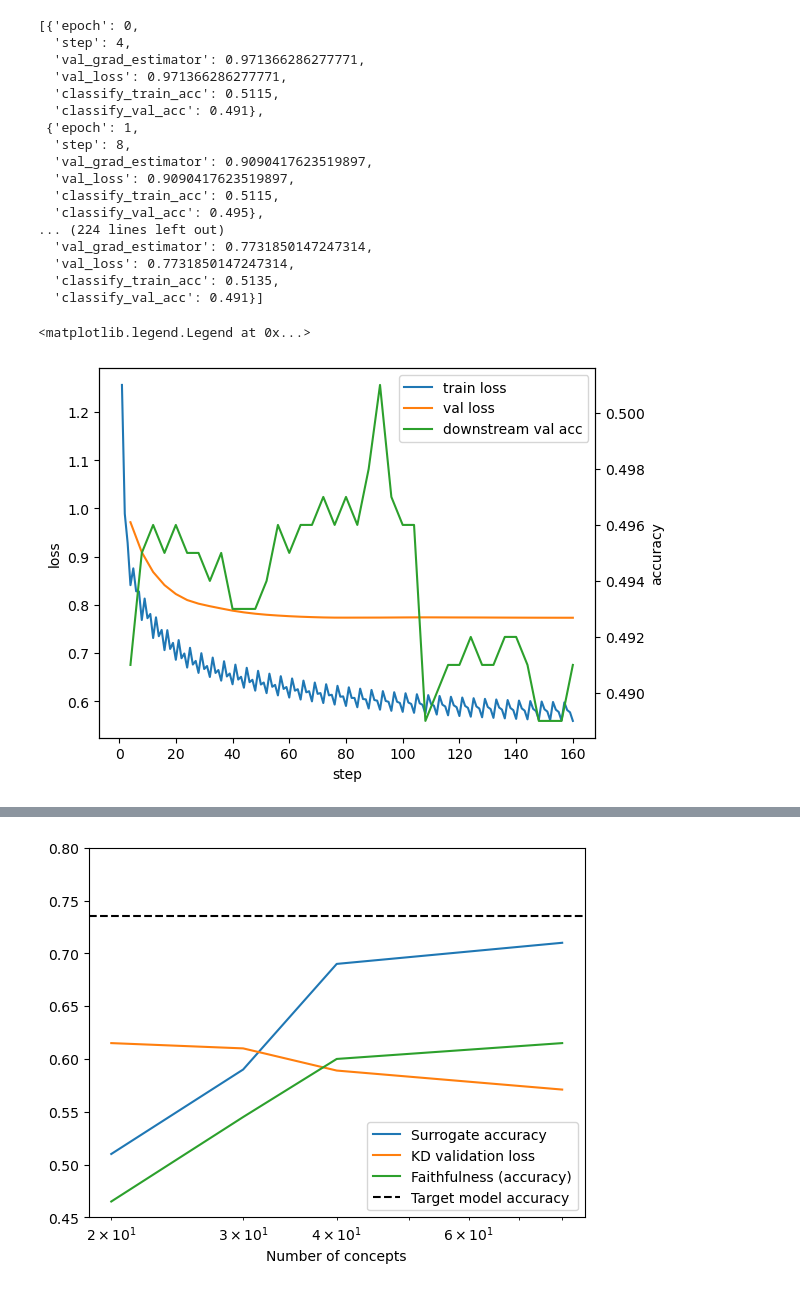
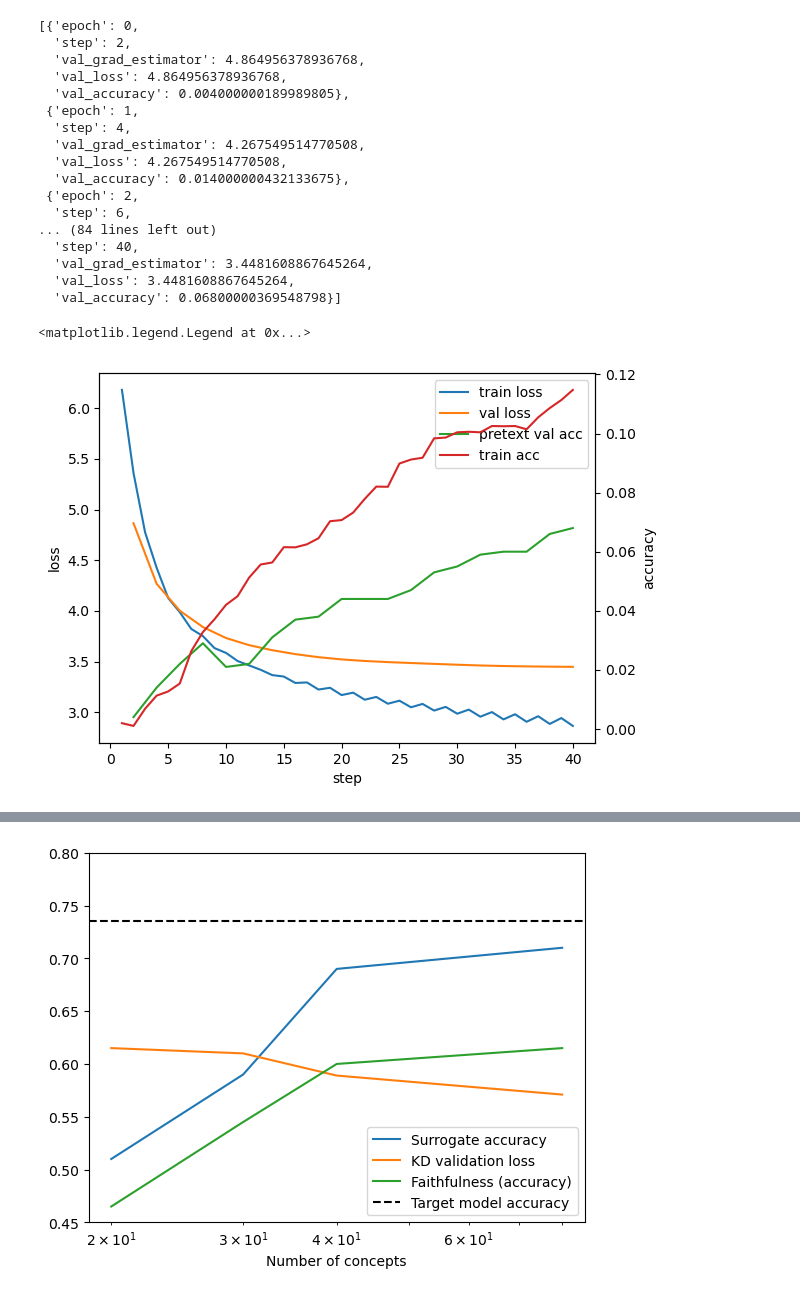
Before and after one commit to nhatkhtn/explain-representation, a Jupyter notebook: notebooks/train_eval_downstream.ipynb, the cells around one changed output, grey strips where cells are left out. Drawn from its saved outputs; the diff is of its cells as text; code cells hidden in the pictures.

```diff
--- a/notebooks/train_eval_downstream.ipynb
+++ b/notebooks/train_eval_downstream.ipynb
@@ -28,11 +28,11 @@ run = wandb.init(
     project=local_config["WANDB_PROJECT"],
     config={
         "job_type": "train_representation",
-        "num_clusters": 20,
+        "num_clusters": 40,
     },
     # reinit=True,
     # save_code=True,
 )
 
-device = "cuda:3"
+device = "cuda:1"
 # %% [output]
@@ -44,19 +46,24 @@ View run at https://wandb.ai/nhathcmus/explain-representation/runs/lsk00co7
 # %%
 train_configs = {
+    "target": dict(
+        name='mocov3',
+        variant='resnet50',
+    ),
     "surrogate": dict(
-        output_dim=32,
+        output_dim=256,
+        use_key_encoder=False,
     ),
     "loss": dict(
-        name="KDLoss",
+        name="KDLossNaive",
         gamma1=1.0,
         gamma2=1.0,
-        temp_student=0.2,
-        temp_teacher=1,
+        temp_student=0.05,
+        temp_teacher=0.05,
     ),
     "optimizer": dict(
-        lr=1e-3,
+        lr=1e-2,
         weight_decay=1e-4,
-    )
+    ),
 }
 run.config.update(train_configs)
 # %%
@@ -65,5 +72,5 @@ run.config.update(train_configs)
 
 from scripts.train_surrogate import train_surrogate_experiment
 
-model, logs = train_surrogate_experiment(run, device=device)
+model, logs = train_surrogate_experiment(run, device=device, save=False)
 # %% [output]
@@ -90,37 +95,37 @@ WARNING:exrep.registry:Artifact imagenet-1k-first-20-take-2000_surrogate_mocov3-
 logs['val']
 # %% [output]
 [{'epoch': 0,
+  'step': 2,
+  'val_grad_estimator': 4.864956378936768,
+  'val_loss': 4.864956378936768,
+  'val_accuracy': 0.004000000189989805},
+ {'epoch': 1,
   'step': 4,
-  'val_grad_estimator': 0.971366286277771,
-  'val_loss': 0.971366286277771,
-  'classify_train_acc': 0.5115,
-  'classify_val_acc': 0.491},
- {'epoch': 1,
-  'step': 8,
-  'val_grad_estimator': 0.9090417623519897,
-  'val_loss': 0.9090417623519897,
-  'classify_train_acc': 0.5115,
-  'classify_val_acc': 0.495},
-... (224 lines left out)
-  'val_grad_estimator': 0.7731850147247314,
-  'val_loss': 0.7731850147247314,
-  'classify_train_acc': 0.5135,
-  'classify_val_acc': 0.491}]
+  'val_grad_estimator': 4.267549514770508,
+  'val_loss': 4.267549514770508,
+  'val_accuracy': 0.014000000432133675},
+ {'epoch': 2,
+  'step': 6,
+... (84 lines left out)
+  'step': 40,
+  'val_grad_estimator': 3.4481608867645264,
+  'val_loss': 3.4481608867645264,
+  'val_accuracy': 0.06800000369548798}]
 # %%
 fig, ax = plt.subplots()
 
 twin1 = ax.twinx()
 
 p1, = ax.plot([log["step"] for log in logs["train"]], [log["loss"] for log in logs["train"]], 'C0', label="train loss")
 p2, = ax.plot([log["step"] for log in logs["val"]], [log["val_loss"] for log in logs["val"]], 'C1', label="val loss")
-p3, = twin1.plot([log["step"] for log in logs["val"]], [log["classify_val_acc"] for log in logs["val"]], 'C2', label="downstream val acc")
-# p4, = ax.plot([log["step"] for log in logs["train"]], [log["grad_estimator"] for log in logs["train"]], 'C3', label="train total loss")
+p3, = twin1.plot([log["step"] for log in logs["val"]], [log["val_accuracy"] for log in logs["val"]], 'C2', label="pretext val acc")
+p4, = twin1.plot([log["step"] for log in logs["train"]], [log["accuracy"] for log in logs["train"]], 'C3', label="train acc")
 
 ax.set_ylabel("loss")
 ax.set_xlabel("step")
 # ax.set_ylim([0, 1])
 twin1.set_ylabel("accuracy")
-ax.legend(handles=[p1, p2, p3])
+ax.legend(handles=[p1, p2, p3, p4])
 # %% [output]
 <matplotlib.legend.Legend at 0x...>
-[figure, old version]
+[figure, new version]
```
Also changed, not shown: parts of 21 cells of this notebook, 11 other files.
